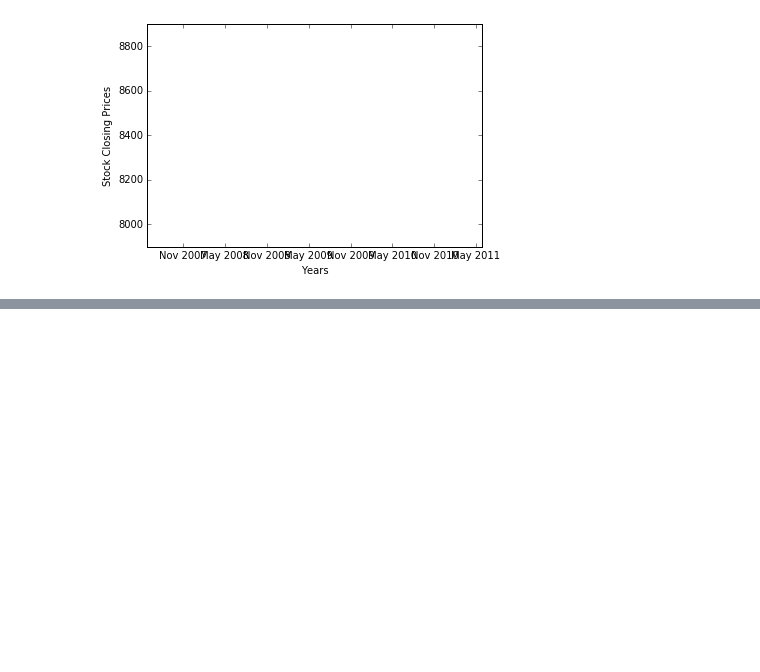
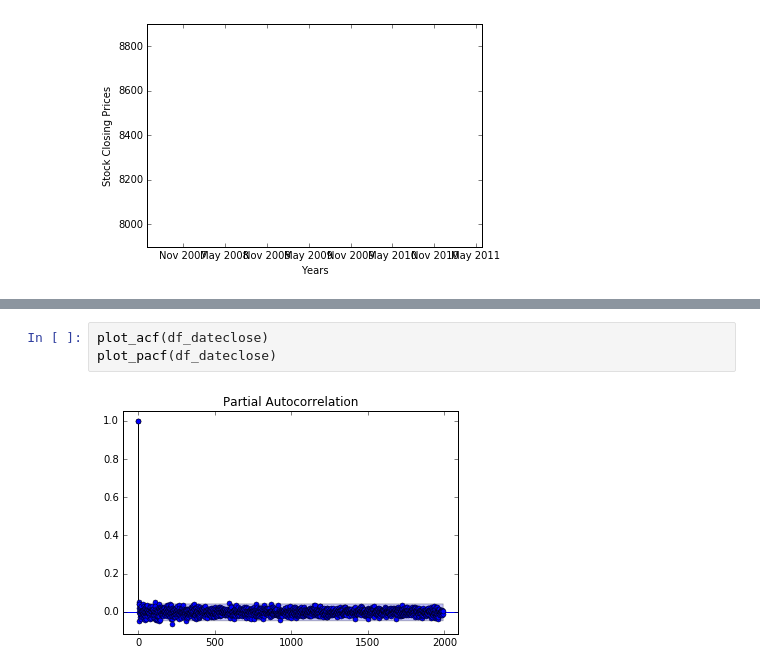
Before and after one commit to ShreyamsJain/Stock-Price-Prediction-Model, a Jupyter notebook: StockPredictionModelv2.ipynb, the cells around one changed output, grey strips where cells are left out. Cells and saved outputs as stored; diff of their text form; blank space fills up the shorter version.

```diff
--- a/StockPredictionModelv2.ipynb
+++ b/StockPredictionModelv2.ipynb
@@ -529,0 +586,5 @@ ValueError: Cannot add integral value to Timestamp without offset.
+# %%
+plot_acf(df_dateclose)
+plot_pacf(df_dateclose)
+# %% [output]
+[figure, added]
```
Also changed, not shown: parts of 15 cells of this notebook.
